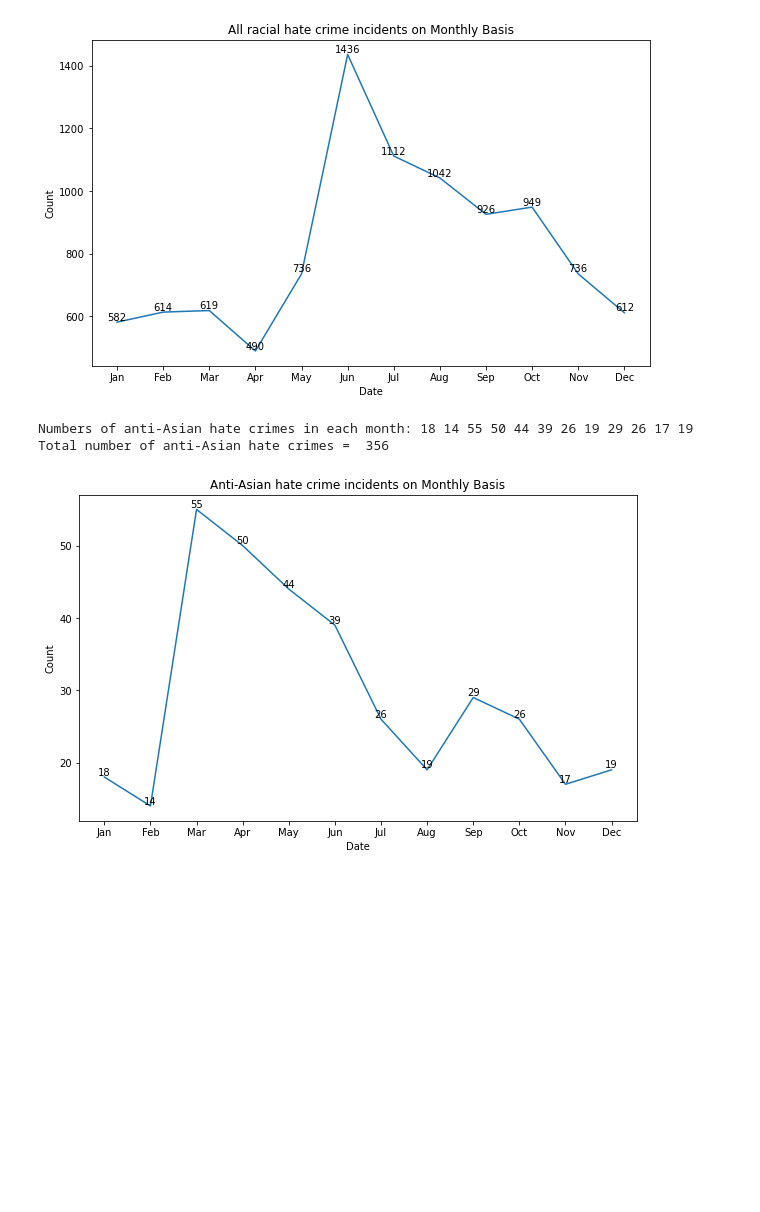
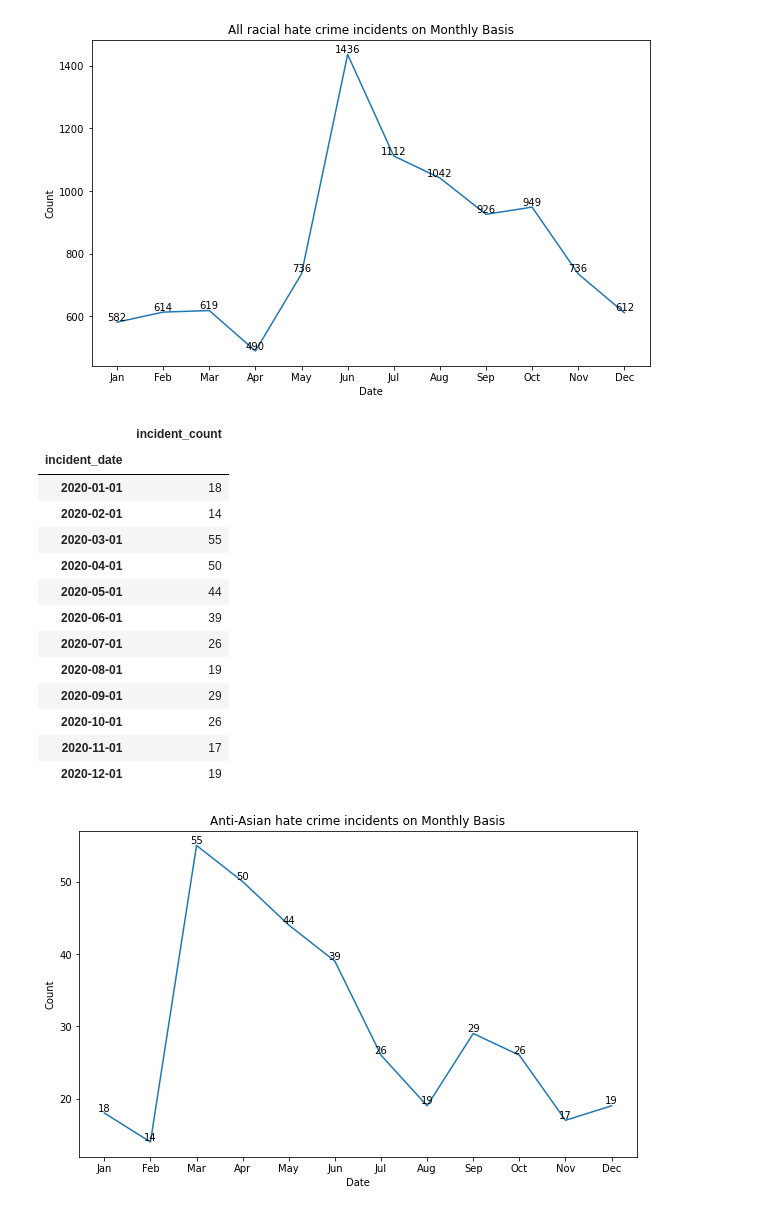
Before and after one commit to macs30200-s23/replication-materials-yuzhouw313, a Jupyter notebook: FBI_hatecrime/crime_analysis.ipynb, the cells around one changed output. Saved outputs shown, nothing was run; the diff lists cells and outputs as text; code cells hidden in the pictures; blank space fills up the shorter version.

```diff
--- a/FBI_hatecrime/crime_analysis.ipynb
+++ b/FBI_hatecrime/crime_analysis.ipynb
@@ -134,14 +110,28 @@ plt.ylabel("Count")
 plt.show()
 # %% [output]
 [figure]
-# %%
-# Monthly incidents of anti-Asian hate crimes
-jan_a, feb_a, mar_a, apr_a, may_a, jun_a, jul_a, aug_a, sep_a, oct_a, nov_a, dec_a = monthly_count(df_asian)
-total_a = jan_a+feb_a+mar_a+apr_a+may_a+jun_a+jul_a+aug_a+sep_a+oct_a+nov_a+dec_a
-print('Numbers of anti-Asian hate crimes in each month:', jan_a, feb_a, mar_a, apr_a, may_a, jun_a, jul_a, aug_a, sep_a, oct_a, nov_a, dec_a)
-print("Total number of anti-Asian hate crimes = ", total_a)
-# %% [output]
-Numbers of anti-Asian hate crimes in each month: 18 14 55 50 44 39 26 19 29 26 17 19
-Total number of anti-Asian hate crimes =  356
+# %%
+monthly_acrimes = df_asian.resample('MS').count()
+monthly_acrimes = monthly_acrimes.rename(columns={'incident_id': 'incident_count'})
+monthly_acrimes = monthly_acrimes.drop(['bias_desc', 'offense_name', 'offender_race', 'offender_ethnicity',
+                     'total_offender_count', 'victim_count', 'location_name', 'data_year',
+                     'division_name', 'region_name', 'population_group_description', 'total_individual_victims',
+                     'victim_types', 'multiple_offense', 'multiple_bias'], axis=1)
+monthly_acrimes
+# %% [output]
+|  | incident_count |
+| incident_date |  |
+| 2020-01-01 | 18 |
+| 2020-02-01 | 14 |
+| 2020-03-01 | 55 |
+| 2020-04-01 | 50 |
+| 2020-05-01 | 44 |
+| 2020-06-01 | 39 |
+| 2020-07-01 | 26 |
+| 2020-08-01 | 19 |
+| 2020-09-01 | 29 |
+| 2020-10-01 | 26 |
+| 2020-11-01 | 17 |
+| 2020-12-01 | 19 |
 # %%
 plt.figure(figsize=(10, 6))
```
Also changed, not shown: parts of 18 cells of this notebook, 5 other files.
